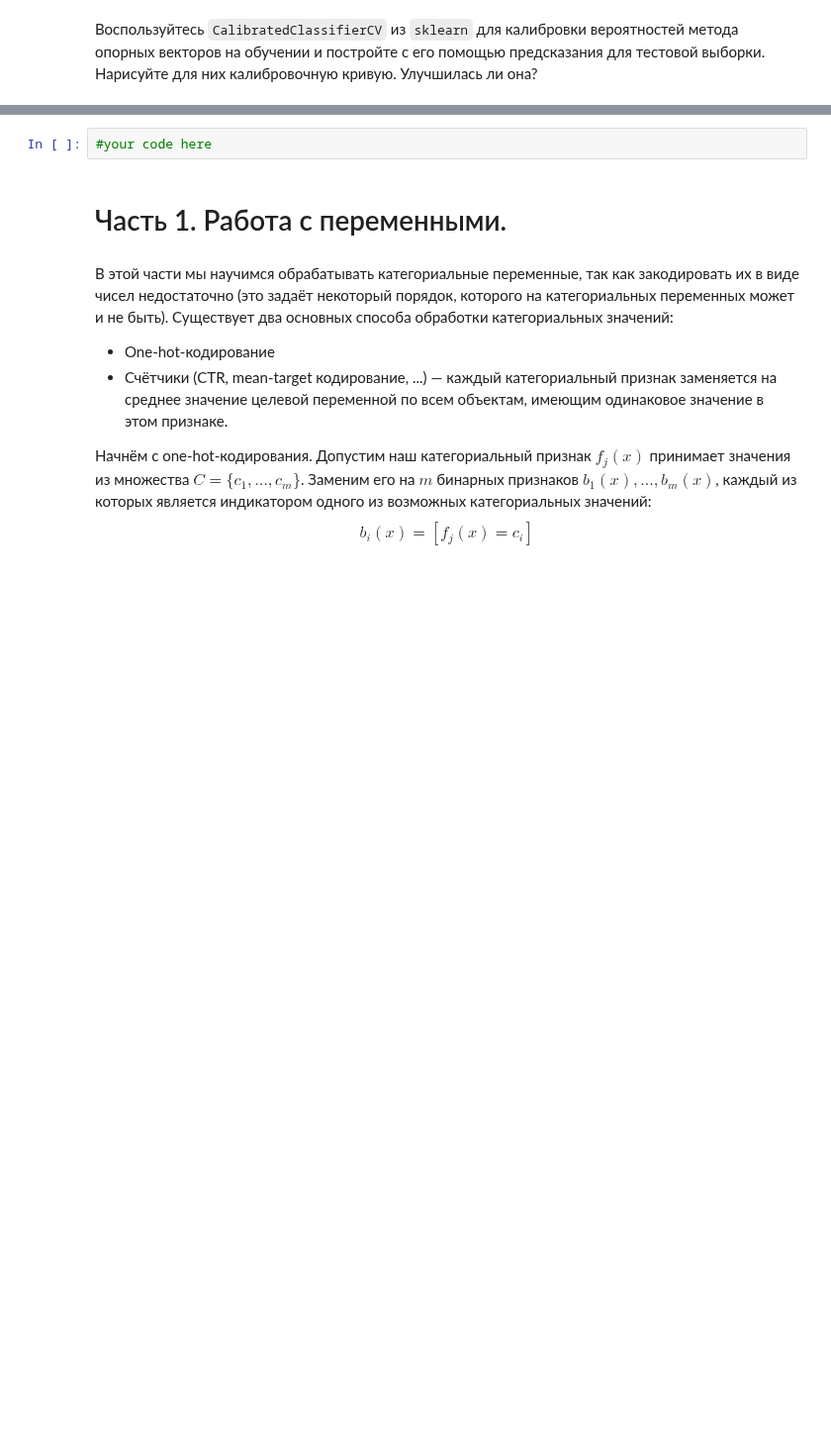
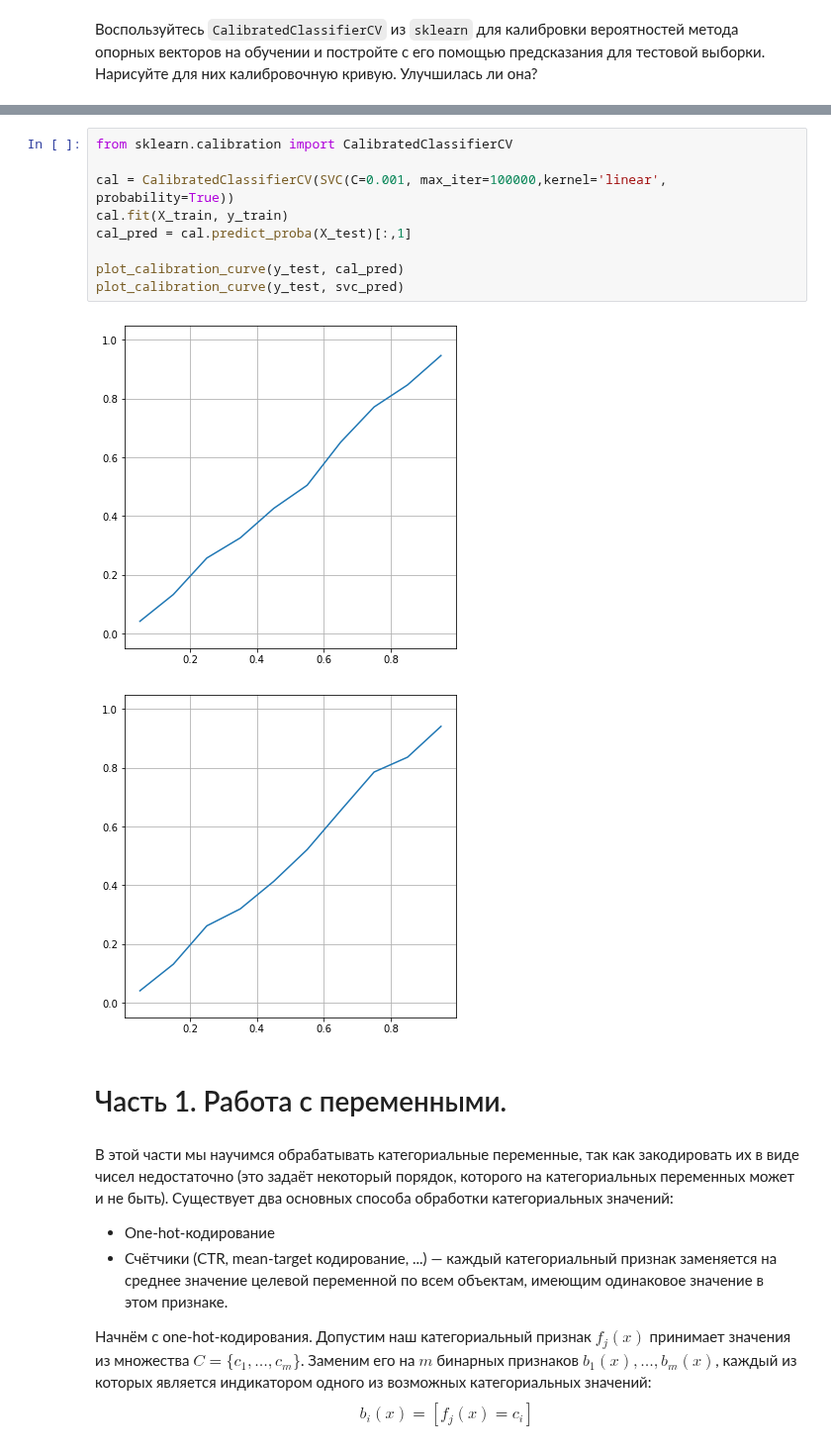
Before and after one commit to HeySlava/hse_course, a Jupyter notebook: homework4/homework-practice-04-classification.ipynb, the cells around one changed output, grey strips where cells are left out. Shown at 99% size. Saved outputs shown, nothing was run; the diff lists cells and outputs as text; blank space fills up the shorter version.

```diff
--- a/homework4/homework-practice-04-classification.ipynb
+++ b/homework4/homework-practice-04-classification.ipynb
@@ -209,5 +230,15 @@ __Бонусное задание (0.5 балла).__ Реализуйте св
-# %%
-#your code here
+# %%
+from sklearn.calibration import CalibratedClassifierCV
+
+cal = CalibratedClassifierCV(SVC(C=0.001, max_iter=100000,kernel='linear', probability=True))
+cal.fit(X_train, y_train)
+cal_pred = cal.predict_proba(X_test)[:,1]
+
+plot_calibration_curve(y_test, cal_pred)
+plot_calibration_curve(y_test, svc_pred)
+# %% [output]
+[figure, added]
+[figure, added]
 # %% [markdown]
 # Часть 1. Работа с переменными.
 # %% [markdown]
```
Also changed, not shown: parts of 11 cells of this notebook.
